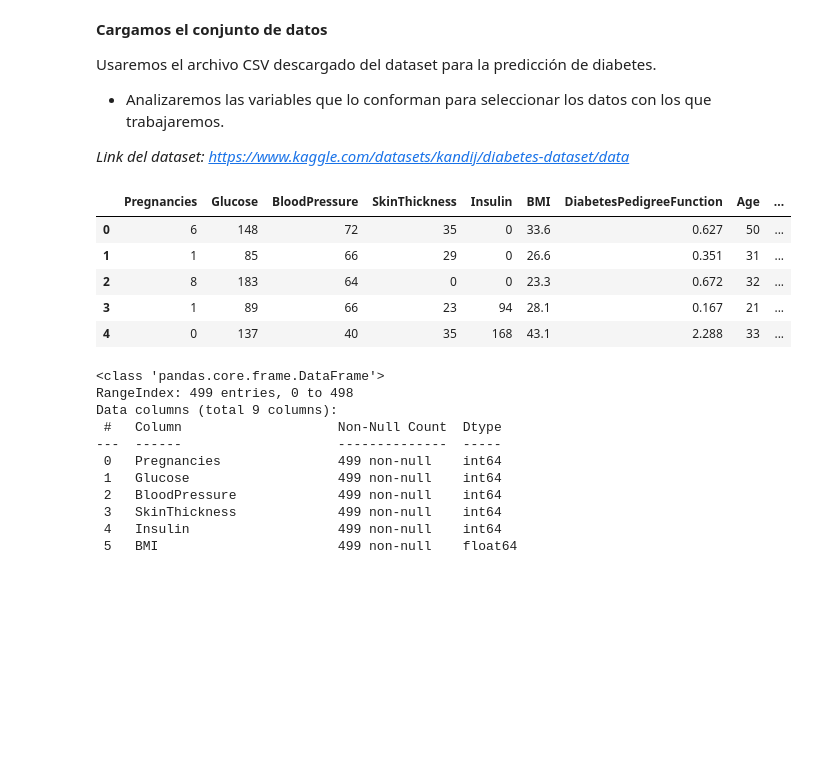
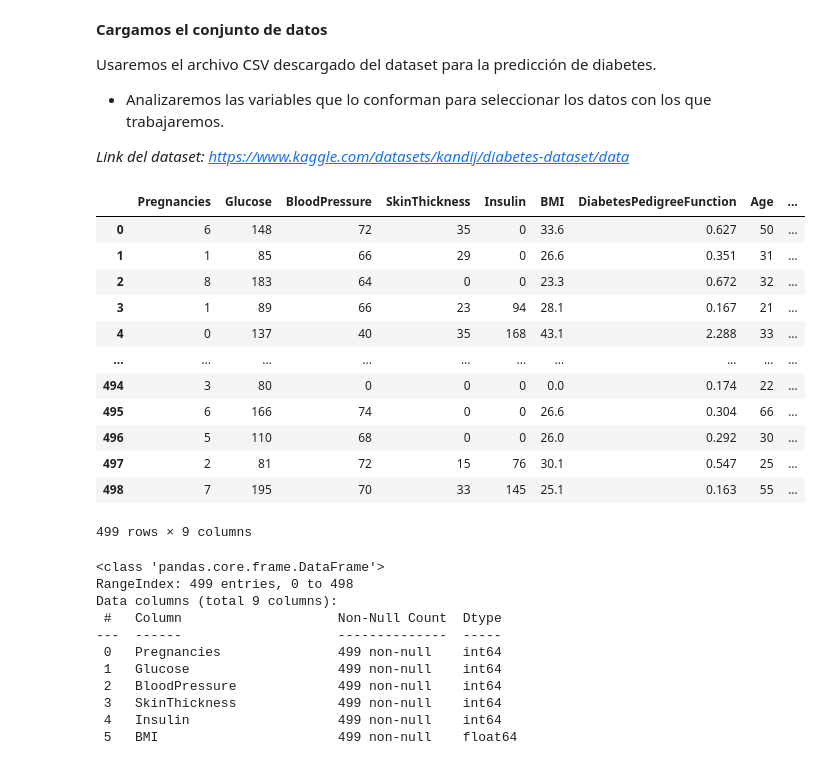
Before and after one commit to AlejandroVillasenor/MachineLearning, a Jupyter notebook: LogisticRegression/logisticRegression.ipynb, the cells around one changed output. Cells and saved outputs as stored; diff of their text form; code cells hidden in the pictures; blank space fills up the shorter version.

```diff
--- a/LogisticRegression/logisticRegression.ipynb
+++ b/LogisticRegression/logisticRegression.ipynb
@@ -23,12 +23,20 @@ Usaremos el archivo CSV descargado del dataset para la predicción de diabetes.
 # %%
 #Cargar datos de nuestro csv
 diabetes = pd.read_csv('diabetes2.csv')
-diabetes.head()
+#Mostrar el dataset
+diabetes
 # %% [output]
 |  | Pregnancies | Glucose | BloodPressure | SkinThickness | Insulin | BMI | DiabetesPedigreeFunction | Age | ... |
 | 0 | 6 | 148 | 72 | 35 | 0 | 33.6 | 0.627 | 50 | ... |
 | 1 | 1 | 85 | 66 | 29 | 0 | 26.6 | 0.351 | 31 | ... |
 | 2 | 8 | 183 | 64 | 0 | 0 | 23.3 | 0.672 | 32 | ... |
 | 3 | 1 | 89 | 66 | 23 | 94 | 28.1 | 0.167 | 21 | ... |
 | 4 | 0 | 137 | 40 | 35 | 168 | 43.1 | 2.288 | 33 | ... |
+| ... | ... | ... | ... | ... | ... | ... | ... | ... | ... |
+| 494 | 3 | 80 | 0 | 0 | 0 | 0.0 | 0.174 | 22 | ... |
+| 495 | 6 | 166 | 74 | 0 | 0 | 26.6 | 0.304 | 66 | ... |
+| 496 | 5 | 110 | 68 | 0 | 0 | 26.0 | 0.292 | 30 | ... |
+| 497 | 2 | 81 | 72 | 15 | 76 | 30.1 | 0.547 | 25 | ... |
+| 498 | 7 | 195 | 70 | 33 | 145 | 25.1 | 0.163 | 55 | ... |
+499 rows × 9 columns
 # %%
```
Also changed, not shown: parts of 8 cells of this notebook.
